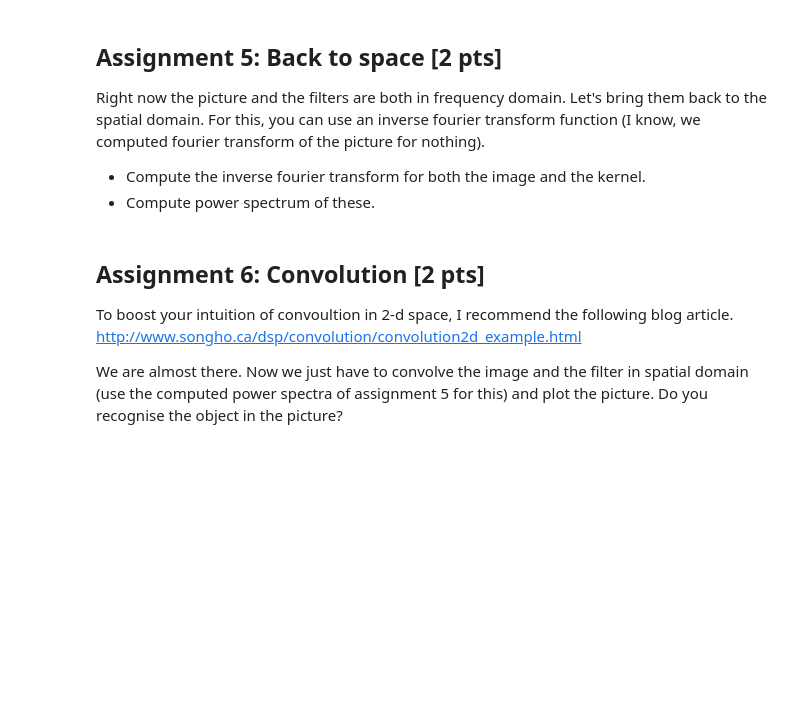
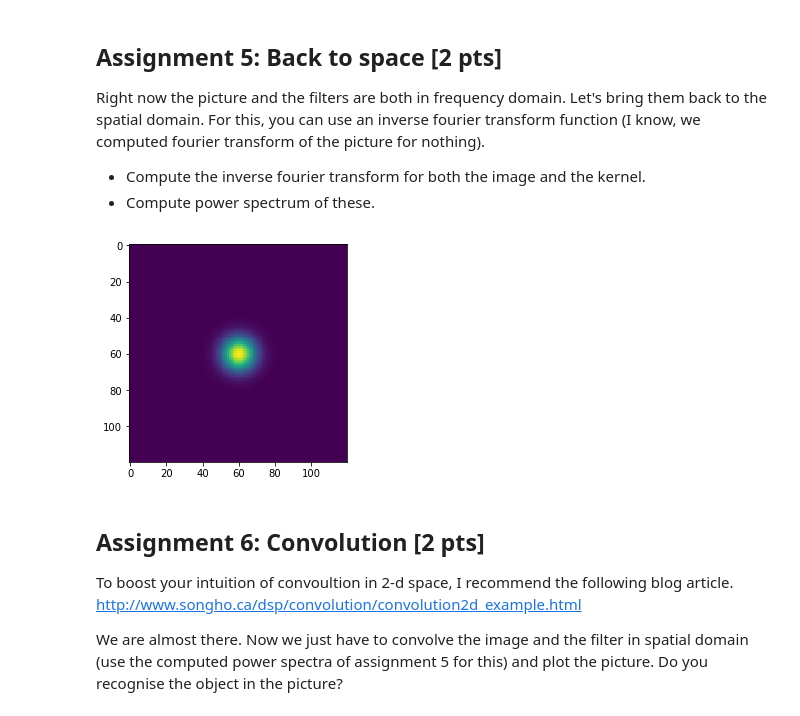
Before and after one commit to NBP-ACC/week-9-acc_7, a Jupyter notebook: sheet07.ipynb, the cells around one changed output. Saved outputs shown, nothing was run; the diff lists cells and outputs as text; code cells hidden in the pictures; blank space fills up the shorter version.

```diff
--- a/sheet07.ipynb
+++ b/sheet07.ipynb
@@ -106,11 +106,11 @@ Do a fourier transform on the image.
 - Use log scale in the plot. Check the parameter @norm of ***matplotlib.pyplot.imshow***.
 # %%
 #transform and shift the image
-fft = fftpack.fftshift(np.abs(fftpack.fft2(text)))
+fft = np.log(fftpack.fftshift(np.abs(fftpack.fft2(text))))
 #define norm object to plot the image in  log scale
-norm = colors.LogNorm(vmin=fft.min(),vmax=fft.max())
+#norm = colors.LogNorm(vmin=fft.min(),vmax=fft.max())
 #show the result
-plt.imshow(fft, norm=norm)
+plt.imshow(fft)
 plt.show()
 # %% [output]
 [figure]
@@ -139,3 +141,10 @@ Right now the picture and the filters are both in frequency domain. Let's bring
+# %%
+kernel = fftpack.fftshift(np.fft.ifft2(lp_filter))
+image = np.fft.ifft2(fft)
+plt.imshow(np.abs(kernel))
+plt.show()
+# %% [output]
+[figure, added]
 # %% [markdown]
 ## Assignment 6: Convolution [2 pts]
 
```
Also changed, not shown: parts of 9 cells of this notebook.
